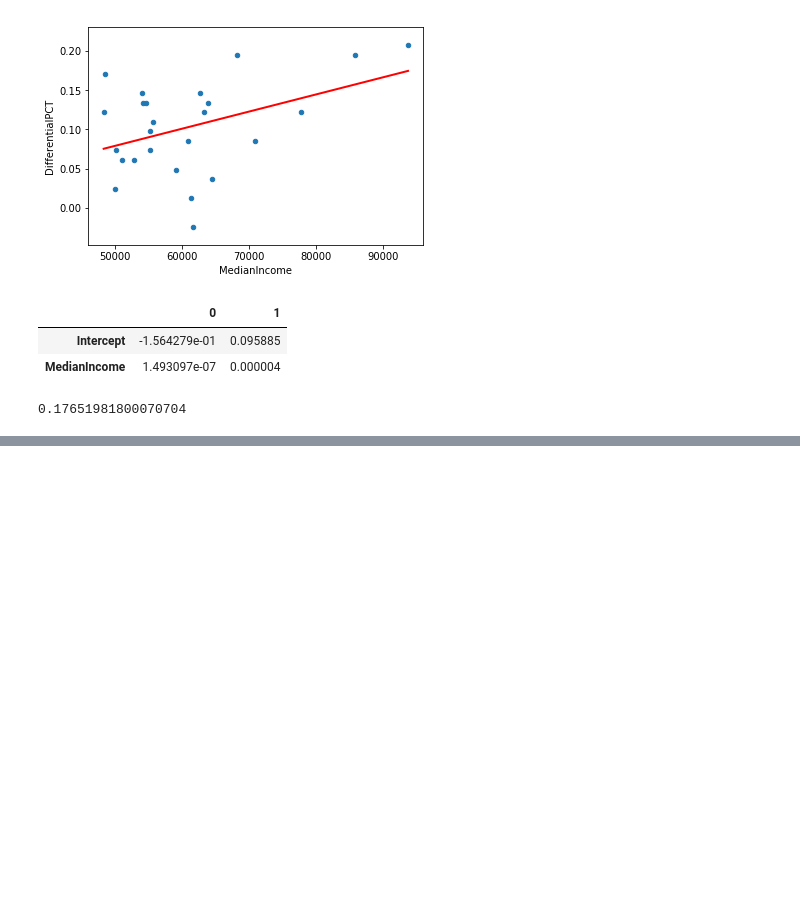
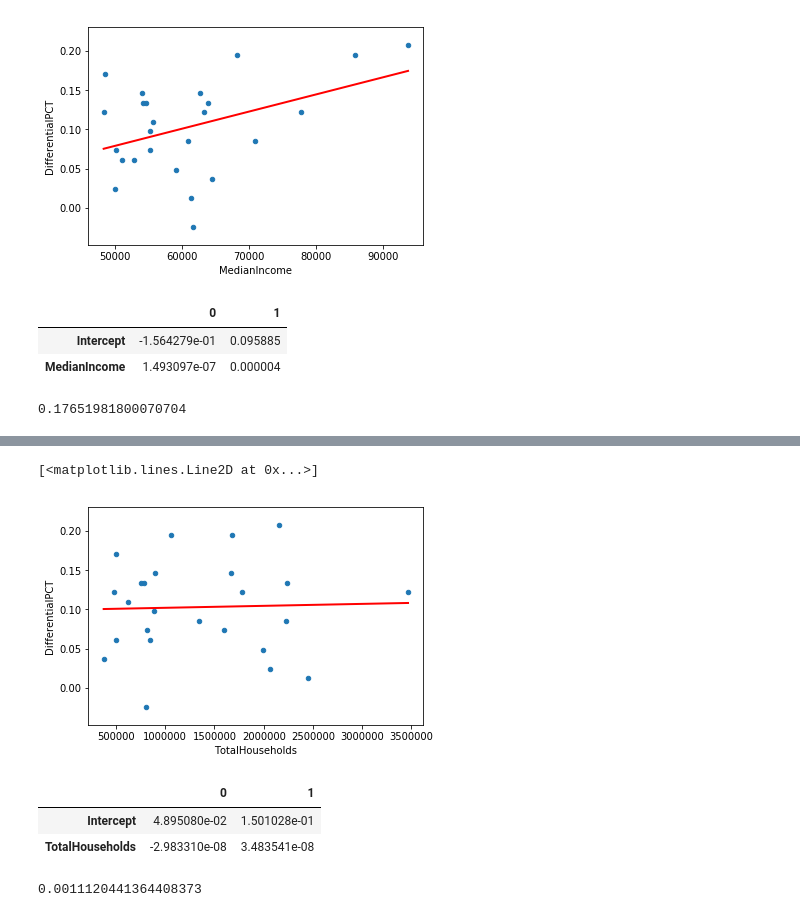
Before and after one commit to FB-Reda/HomeFieldAdvantage, a Jupyter notebook: census.ipynb, the cells around one changed output, grey strips where cells are left out. Saved outputs shown, nothing was run; the diff lists cells and outputs as text; code cells hidden in the pictures; blank space fills up the shorter version.

```diff
--- a/census.ipynb
+++ b/census.ipynb
@@ -281,0 +322,16 @@ lm.rsquared
+# %%
+combined.plot(kind='scatter', x='TotalHouseholds', y='DifferentialPCT')
+plt.plot(X_1, preds1, c='red', linewidth=2)
+# %% [output]
+[<matplotlib.lines.Line2D at 0x...>]
+[figure, added]
+# %%
+lm1.conf_int()
+# %% [output]
+|  | 0 | 1 |
+| Intercept | 4.895080e-02 | 1.501028e-01 |
+| TotalHouseholds | -2.983310e-08 | 3.483541e-08 |
+# %%
+lm1.rsquared
+# %% [output]
+0.0011120441364408373
```
Also changed, not shown: parts of 13 cells of this notebook.
